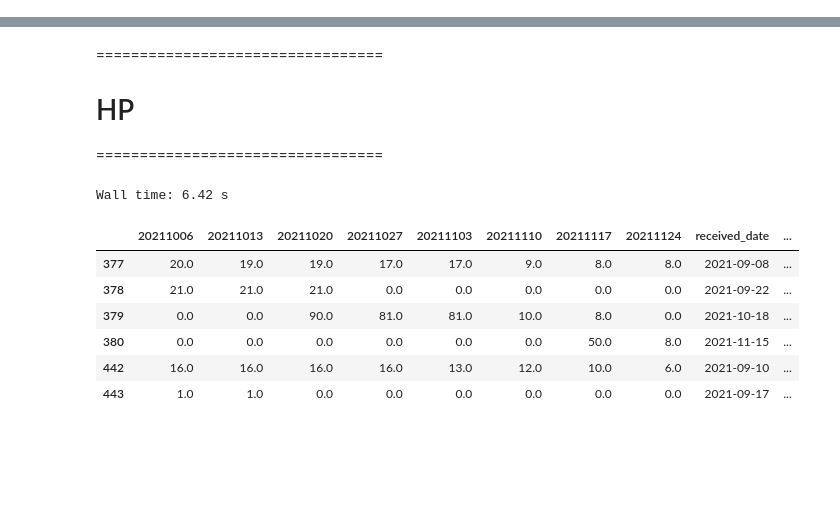
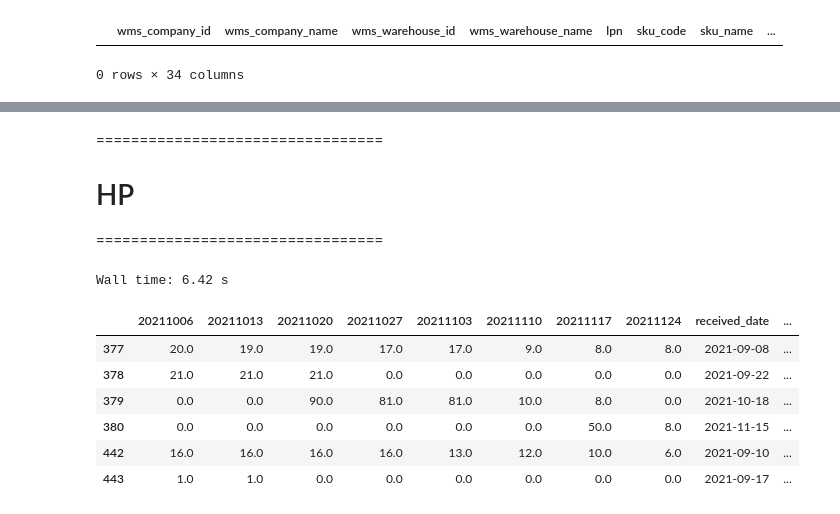
Before and after one commit to fyenne/play10_inv, a Jupyter notebook: inv_fifo.ipynb, the cells around one changed output, grey strips where cells are left out. Cells and saved outputs as stored; diff of their text form; code cells hidden in the pictures; blank space fills up the shorter version.

```diff
--- a/inv_fifo.ipynb
+++ b/inv_fifo.ipynb
@@ -31 +31,6 @@ Wall time: 20.5 s
+# %%
+df[df['ou_code'] == 'COSTASHHTS']
+# %% [output]
+|  | wms_company_id | wms_company_name | wms_warehouse_id | wms_warehouse_name | lpn | sku_code | sku_name | ... |
+0 rows × 34 columns
 # %%
```
Also changed, not shown: parts of 9 cells of this notebook, 1 other file.
